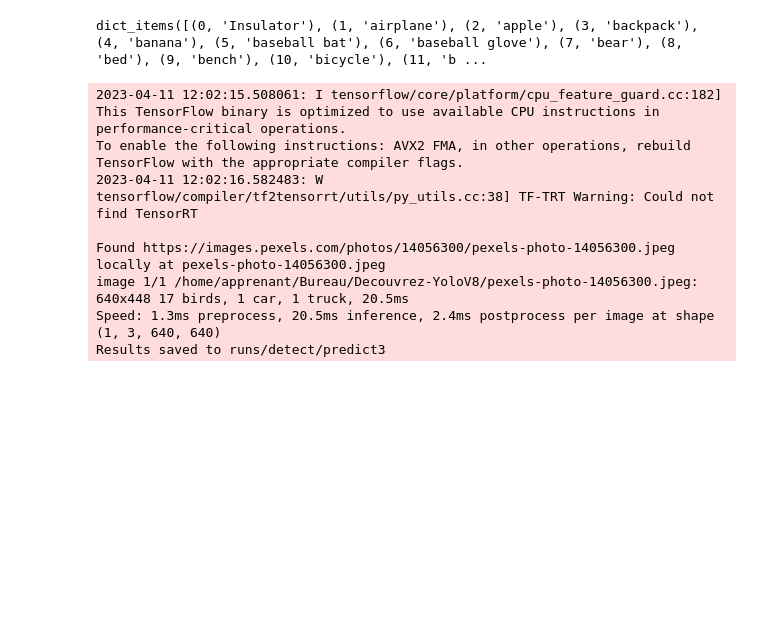
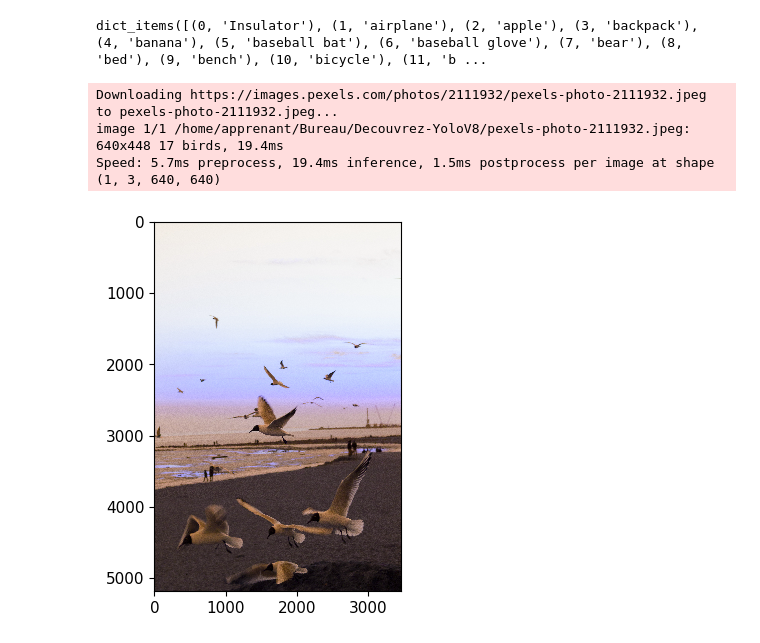
Before and after one commit to StevenDelval/Decouvrez-YoloV8, a Jupyter notebook: use_model.ipynb, the cells around one changed output. Cells and saved outputs as stored; diff of their text form; code cells hidden in the pictures; blank space fills up the shorter version.

```diff
--- a/use_model.ipynb
+++ b/use_model.ipynb
@@ -12,27 +12,23 @@ model.names.items()
 # %% [output]
 dict_items([(0, 'Insulator'), (1, 'airplane'), (2, 'apple'), (3, 'backpack'), (4, 'banana'), (5, 'baseball bat'), (6, 'baseball glove'), (7, 'bear'), (8, 'bed'), (9, 'bench'), (10, 'bicycle'), (11, 'b ...
 # %%
-img= "https://images.pexels.com/photos/14056300/pexels-photo-14056300.jpeg"
+img = "https://images.pexels.com/photos/2111932/pexels-photo-2111932.jpeg"
 # %%
 result = model.predict(
    source=img,
-   save=True,
    classes = None
 )
 # %% [output]
-2023-04-11 12:02:15.508061: I tensorflow/core/platform/cpu_feature_guard.cc:182] This TensorFlow binary is optimized to use available CPU instructions in performance-critical operations.
-To enable the following instructions: AVX2 FMA, in other operations, rebuild TensorFlow with the appropriate compiler flags.
-2023-04-11 12:02:16.582483: W tensorflow/compiler/tf2tensorrt/utils/py_utils.cc:38] TF-TRT Warning: Could not find TensorRT
-
-Found https://images.pexels.com/photos/14056300/pexels-photo-14056300.jpeg locally at pexels-photo-14056300.jpeg
-image 1/1 /home/apprenant/Bureau/Decouvrez-YoloV8/pexels-photo-14056300.jpeg: 640x448 17 birds, 1 car, 1 truck, 20.5ms
-Speed: 1.3ms preprocess, 20.5ms inference, 2.4ms postprocess per image at shape (1, 3, 640, 640)
-Results saved to runs/detect/predict3
+Downloading https://images.pexels.com/photos/2111932/pexels-photo-2111932.jpeg to pexels-photo-2111932.jpeg...
+image 1/1 /home/apprenant/Bureau/Decouvrez-YoloV8/pexels-photo-2111932.jpeg: 640x448 17 birds, 19.4ms
+Speed: 5.7ms preprocess, 19.4ms inference, 1.5ms postprocess per image at shape (1, 3, 640, 640)
 # %%
 %matplotlib inline
 from matplotlib import pyplot as plt
-plt.imshow(result[0].orig_img)
+plt.imshow(result[0].orig_img, interpolation='nearest')
 plt.show()
+# %% [output]
+[figure, added]
 # %%
 
 from matplotlib import pyplot as plt
```
Also changed, not shown: parts of 1 cell of this notebook, 3 other files.
